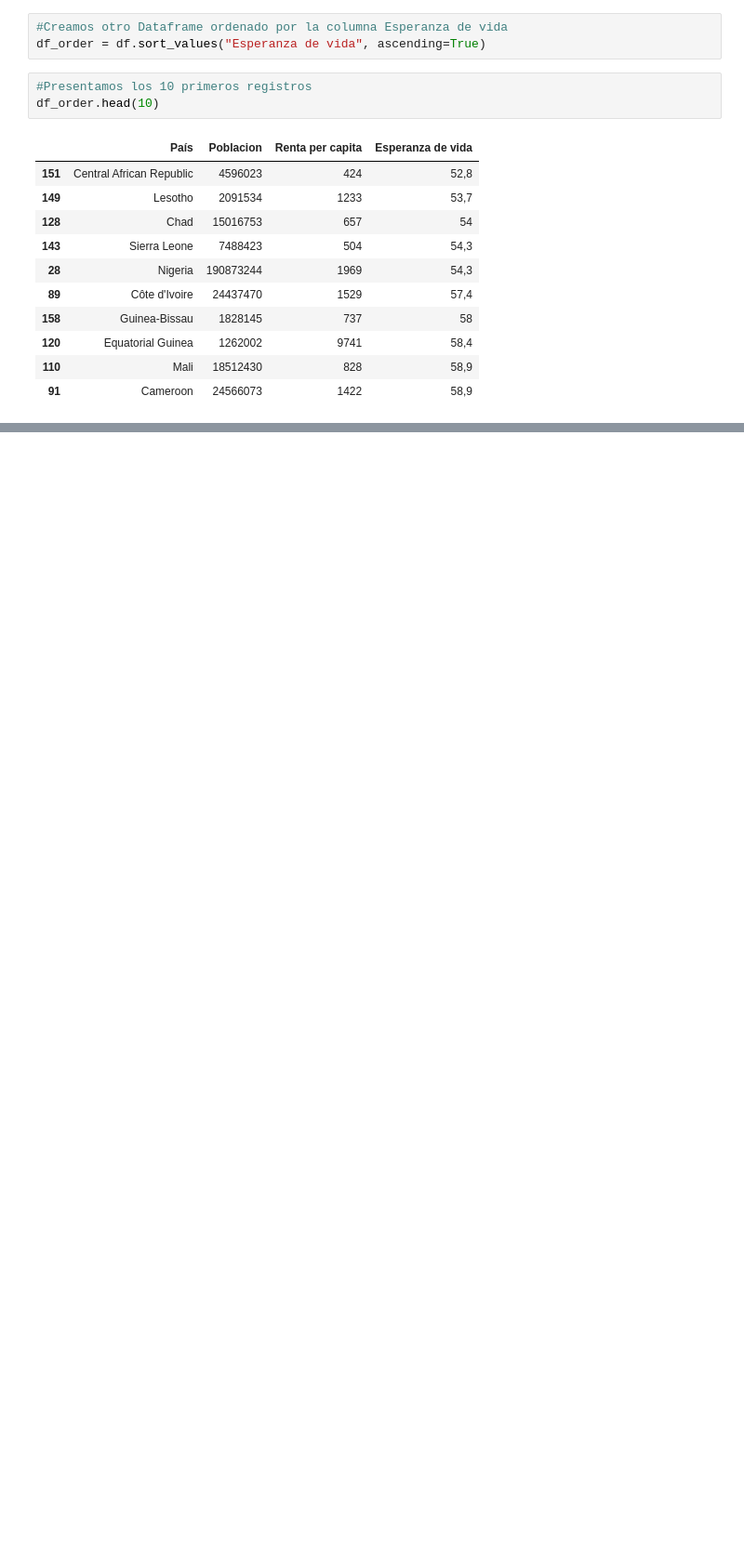
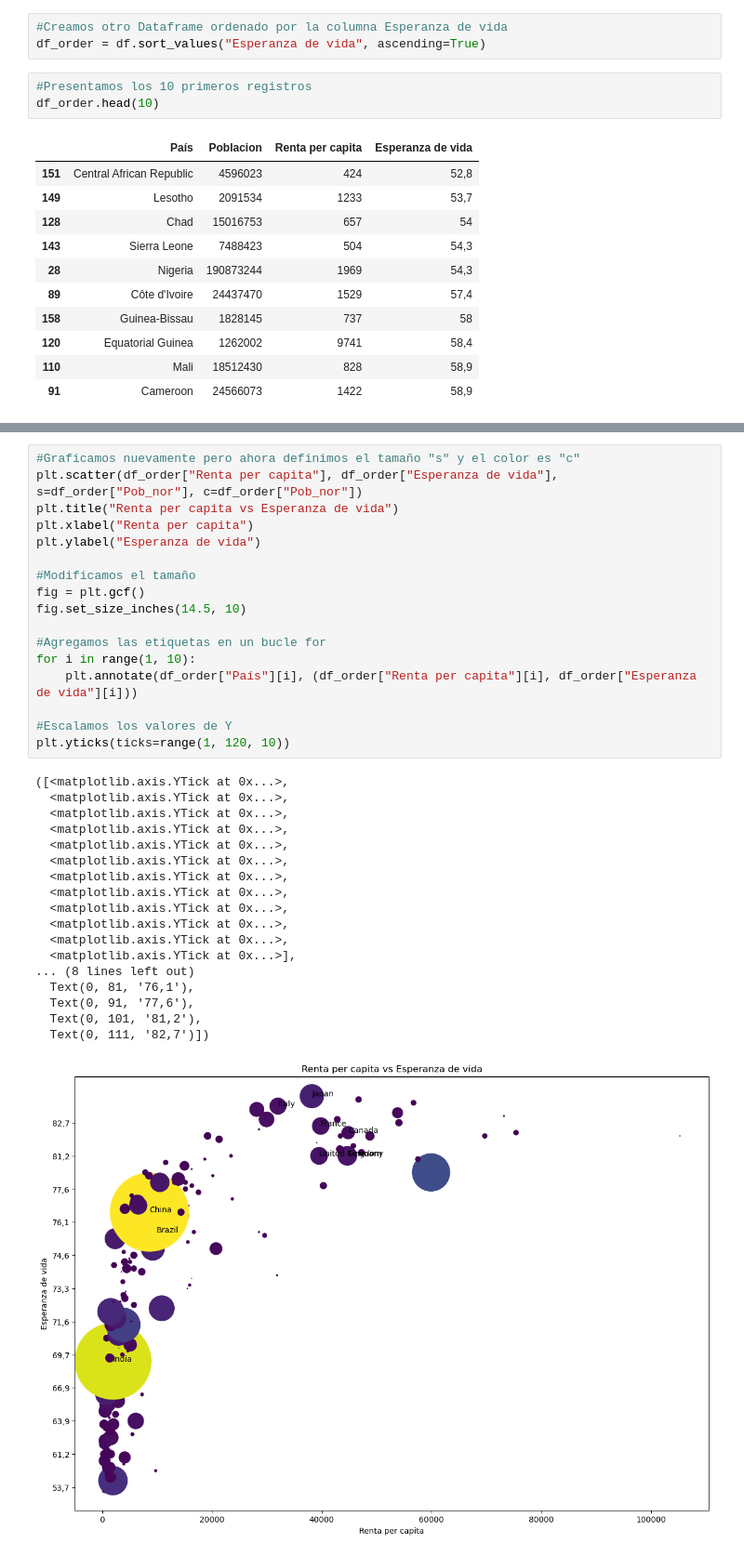
Before and after one commit to AndersonViscarraAlarcon/Analisis-de-Datos, a Jupyter notebook: Clase 1.3.ipynb, the cells around one changed output, grey strips where cells are left out. Shown at 93% size. Cells and saved outputs as stored; diff of their text form; blank space fills up the shorter version.

```diff
--- a/Clase 1.3.ipynb
+++ b/Clase 1.3.ipynb
@@ -41,0 +74,36 @@ df_order.head(10)
+# %%
+#Graficamos nuevamente pero ahora definimos el tamaño "s" y el color es "c"
+plt.scatter(df_order["Renta per capita"], df_order["Esperanza de vida"], s=df_order["Pob_nor"], c=df_order["Pob_nor"])
+plt.title("Renta per capita vs Esperanza de vida")
+plt.xlabel("Renta per capita")
+plt.ylabel("Esperanza de vida")
+
+#Modificamos el tamaño
+fig = plt.gcf()
+fig.set_size_inches(14.5, 10)
+
+#Agregamos las etiquetas en un bucle for
+for i in range(1, 10):
+    plt.annotate(df_order["País"][i], (df_order["Renta per capita"][i], df_order["Esperanza de vida"][i]))
+
+#Escalamos los valores de Y
+plt.yticks(ticks=range(1, 120, 10))
+# %% [output]
+([<matplotlib.axis.YTick at 0x...>,
+  <matplotlib.axis.YTick at 0x...>,
+  <matplotlib.axis.YTick at 0x...>,
+  <matplotlib.axis.YTick at 0x...>,
+  <matplotlib.axis.YTick at 0x...>,
+  <matplotlib.axis.YTick at 0x...>,
+  <matplotlib.axis.YTick at 0x...>,
+  <matplotlib.axis.YTick at 0x...>,
+  <matplotlib.axis.YTick at 0x...>,
+  <matplotlib.axis.YTick at 0x...>,
+  <matplotlib.axis.YTick at 0x...>,
+  <matplotlib.axis.YTick at 0x...>],
+... (8 lines left out)
+  Text(0, 81, '76,1'),
+  Text(0, 91, '77,6'),
+  Text(0, 101, '81,2'),
+  Text(0, 111, '82,7')])
+[figure, added]
```
Also changed, not shown: parts of 8 cells of this notebook, 1 other file.
